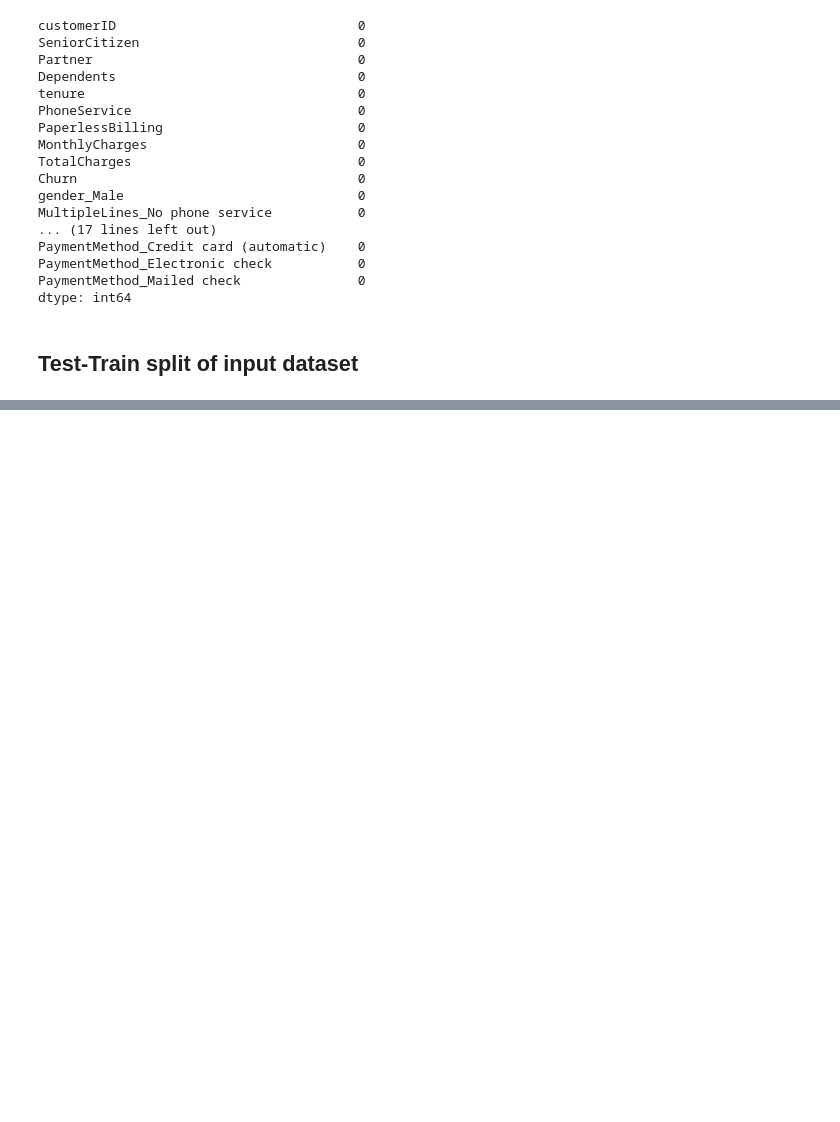
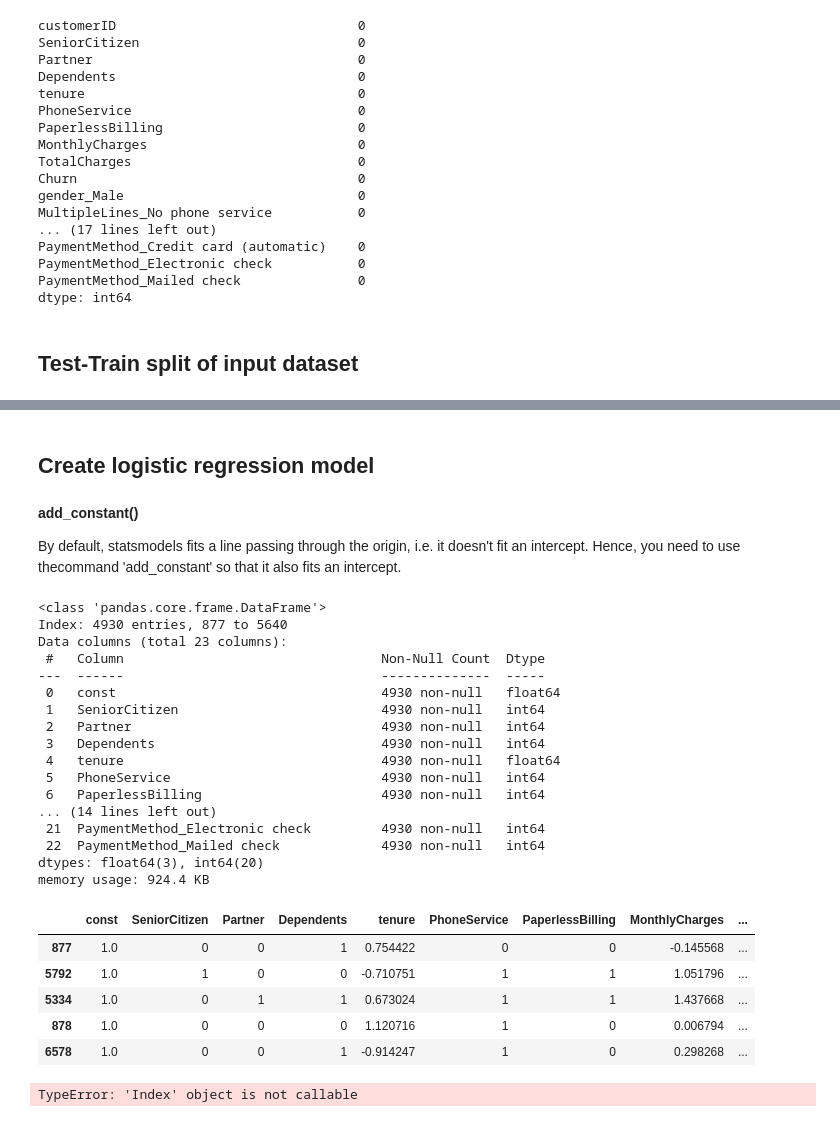
Before and after one commit to asa1997/CarPricePrediction, a Jupyter notebook: Telecom_Customer_Churn/Telecom_CustomerChurn.ipynb, the cells around one changed output, grey strips where cells are left out. Cells and saved outputs as stored; diff of their text form; code cells hidden in the pictures; blank space fills up the shorter version.

```diff
--- a/Telecom_Customer_Churn/Telecom_CustomerChurn.ipynb
+++ b/Telecom_Customer_Churn/Telecom_CustomerChurn.ipynb
@@ -451,0 +572,47 @@ X_train, X_test, y_train, y_test = train_test_split(X, y, train_size=0.7, test_s
+# %% [markdown]
+## Create logistic regression model
+# %% [markdown]
+**add_constant()**
+
+By default, statsmodels fits a line passing through the origin, i.e. it doesn't fit an intercept. Hence, you need to use thecommand 'add_constant' so that it also fits an intercept.
+# %%
+from statsmodels.tools import add_constant
+
+X_train_constant = add_constant(X_train)
+
+X_train_constant.info()
+X_train_constant.head()
+# %% [output]
+<class 'pandas.core.frame.DataFrame'>
+Index: 4930 entries, 877 to 5640
+Data columns (total 23 columns):
+ #   Column                                 Non-Null Count  Dtype
+---  ------                                 --------------  -----
+ 0   const                                  4930 non-null   float64
+ 1   SeniorCitizen                          4930 non-null   int64
+ 2   Partner                                4930 non-null   int64
+ 3   Dependents                             4930 non-null   int64
+ 4   tenure                                 4930 non-null   float64
+ 5   PhoneService                           4930 non-null   int64
+ 6   PaperlessBilling                       4930 non-null   int64
+... (14 lines left out)
+ 21  PaymentMethod_Electronic check         4930 non-null   int64
+ 22  PaymentMethod_Mailed check             4930 non-null   int64
+dtypes: float64(3), int64(20)
+memory usage: 924.4 KB
+|  | const | SeniorCitizen | Partner | Dependents | tenure | PhoneService | PaperlessBilling | MonthlyCharges | ... |
+| 877 | 1.0 | 0 | 0 | 1 | 0.754422 | 0 | 0 | -0.145568 | ... |
+| 5792 | 1.0 | 1 | 0 | 0 | -0.710751 | 1 | 1 | 1.051796 | ... |
+| 5334 | 1.0 | 0 | 1 | 1 | 0.673024 | 1 | 1 | 1.437668 | ... |
+| 878 | 1.0 | 0 | 0 | 0 | 1.120716 | 1 | 0 | 0.006794 | ... |
+| 6578 | 1.0 | 0 | 0 | 1 | -0.914247 | 1 | 0 | 0.298268 | ... |
+# %%
+cols = X_train_constant.columns()
+
+model = smd.Logit(y_train, X_train_constant[cols])
+
+result = model.fit()
+
+result.summary()
+# %% [output]
+TypeError: 'Index' object is not callable
```
Also changed, not shown: parts of 13 cells of this notebook.
